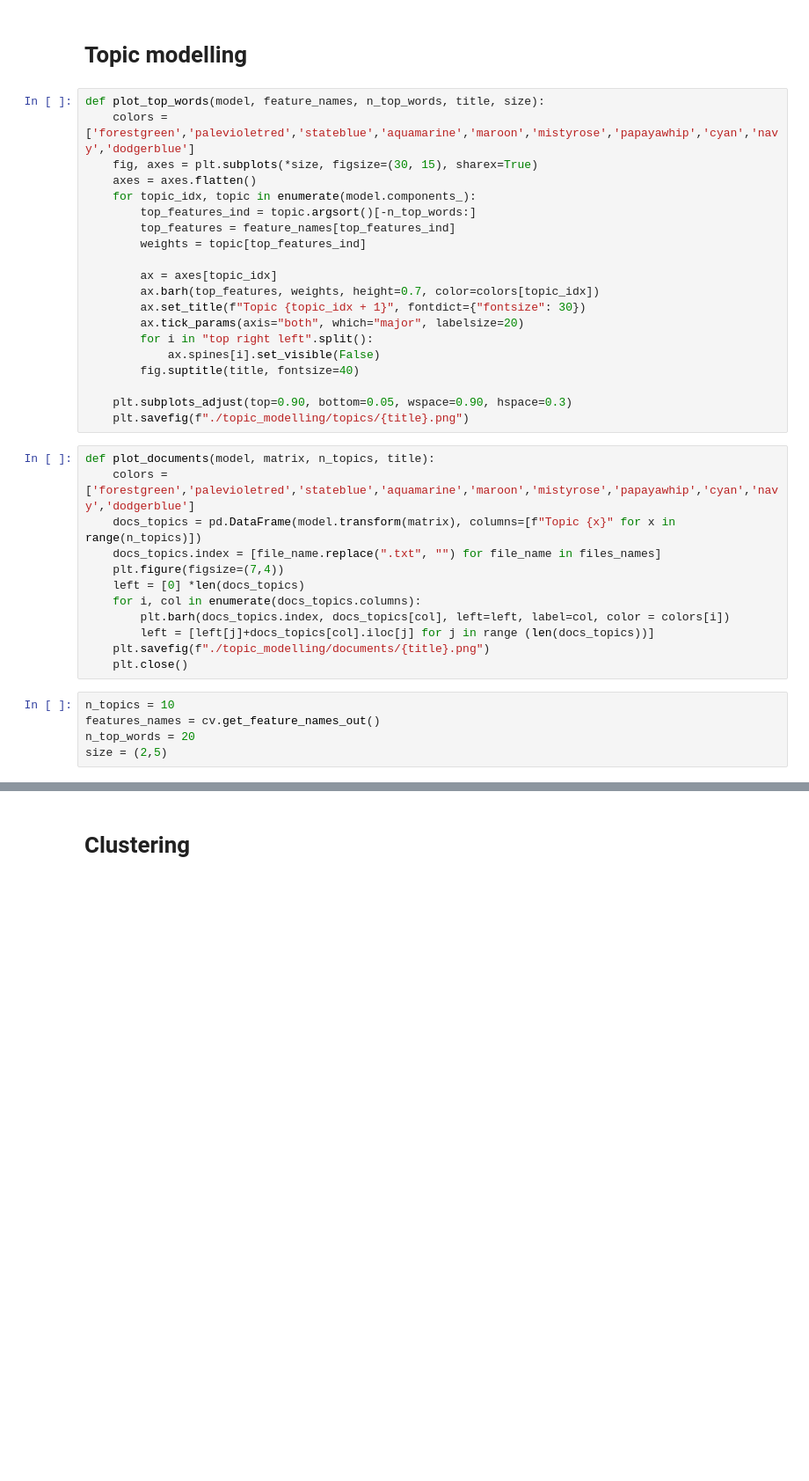
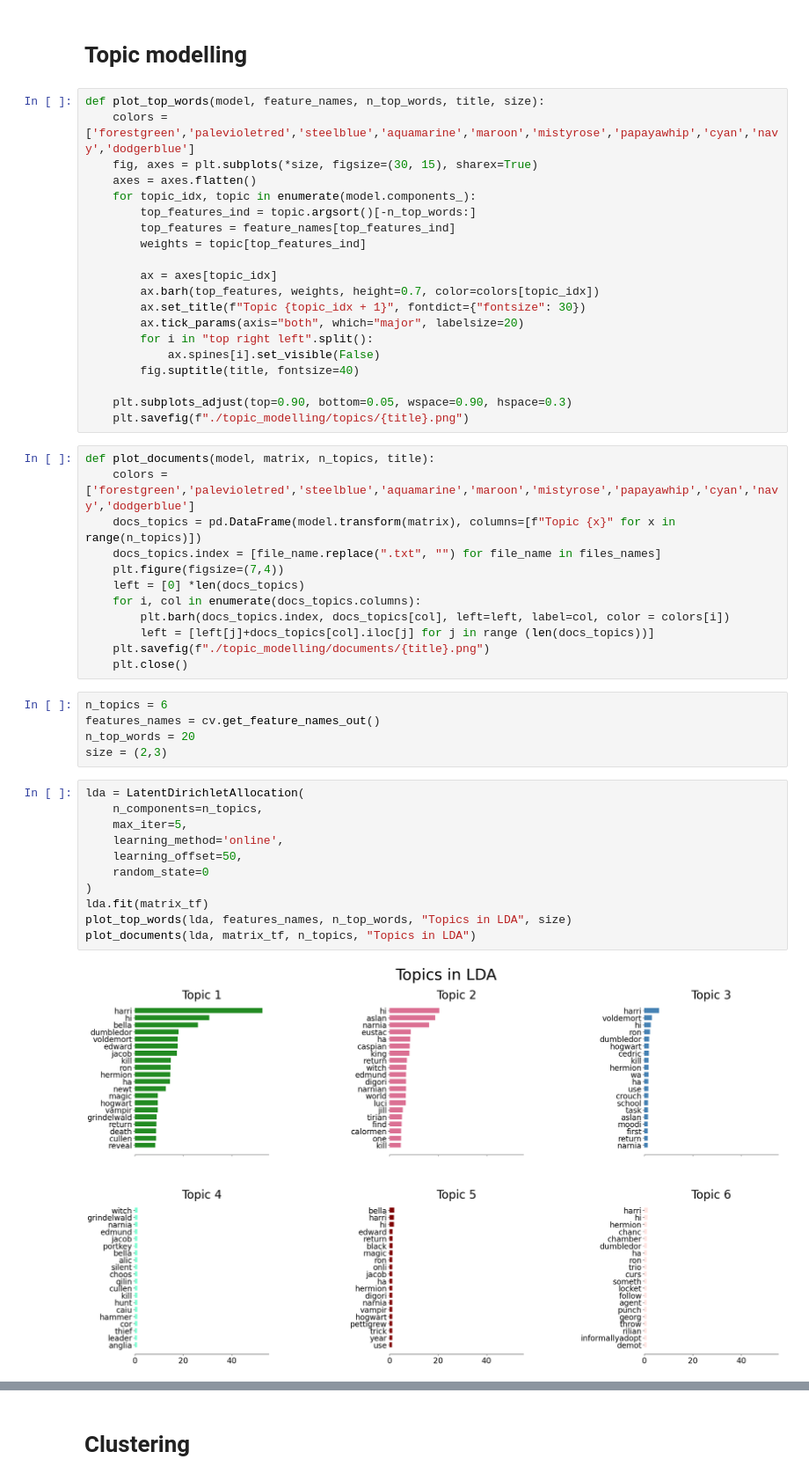
Before and after one commit to AdamPoreba1/TextMining, a Jupyter notebook: text_mining.ipynb, the cells around one changed output, grey strips where cells are left out. Shown at 88% size. Drawn from its saved outputs; the diff is of its cells as text; blank space fills up the shorter version.

```diff
--- a/text_mining.ipynb
+++ b/text_mining.ipynb
@@ -244,7 +250,7 @@ for index, row in docs.iterrows():
 # Topic modelling
 # %%
 def plot_top_words(model, feature_names, n_top_words, title, size):
-    colors = ['forestgreen','palevioletred','stateblue','aquamarine','maroon','mistyrose','papayawhip','cyan','navy','dodgerblue']
+    colors = ['forestgreen','palevioletred','steelblue','aquamarine','maroon','mistyrose','papayawhip','cyan','navy','dodgerblue']
     fig, axes = plt.subplots(*size, figsize=(30, 15), sharex=True)
     axes = axes.flatten()
     for topic_idx, topic in enumerate(model.components_):
@@ -264,7 +270,7 @@ def plot_top_words(model, feature_names, n_top_words, title, size):
     plt.savefig(f"./topic_modelling/topics/{title}.png")
 # %%
 def plot_documents(model, matrix, n_topics, title):
-    colors = ['forestgreen','palevioletred','stateblue','aquamarine','maroon','mistyrose','papayawhip','cyan','navy','dodgerblue']
+    colors = ['forestgreen','palevioletred','steelblue','aquamarine','maroon','mistyrose','papayawhip','cyan','navy','dodgerblue']
     docs_topics = pd.DataFrame(model.transform(matrix), columns=[f"Topic {x}" for x in range(n_topics)])
     docs_topics.index = [file_name.replace(".txt", "") for file_name in files_names]
     plt.figure(figsize=(7,4))
@@ -275,7 +281,20 @@ def plot_documents(model, matrix, n_topics, title):
     plt.savefig(f"./topic_modelling/documents/{title}.png")
     plt.close()
 # %%
-n_topics = 10
+n_topics = 6
 features_names = cv.get_feature_names_out()
 n_top_words = 20
-size = (2,5)
+size = (2,3)
+# %%
+lda = LatentDirichletAllocation(
+    n_components=n_topics,
+    max_iter=5,
+    learning_method='online',
+    learning_offset=50,
+    random_state=0
+)
+lda.fit(matrix_tf)
+plot_top_words(lda, features_names, n_top_words, "Topics in LDA", size)
+plot_documents(lda, matrix_tf, n_topics, "Topics in LDA")
+# %% [output]
+[figure, added]
```
Also changed, not shown: parts of 10 cells of this notebook.
